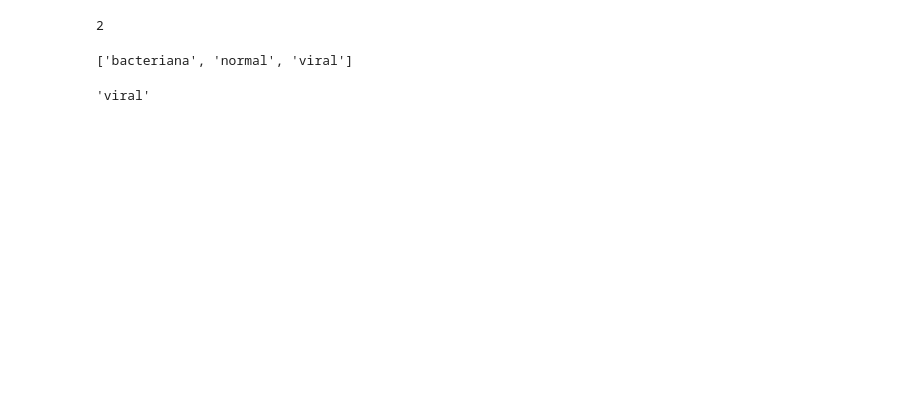
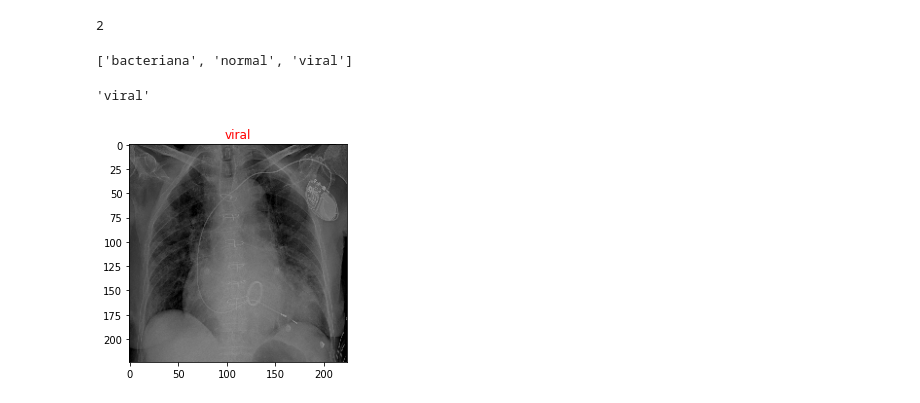
Before and after one commit to fabiomattes2016/ASMDIR, a Jupyter notebook: ASMDIR.ipynb, the cells around one changed output. Cells and saved outputs as stored; diff of their text form; code cells hidden in the pictures; blank space fills up the shorter version.

```diff
--- a/ASMDIR.ipynb
+++ b/ASMDIR.ipynb
@@ -397,3 +403,9 @@ prediction = list(train_generator.class_indices)[np.argmax(predictions[0])]
 prediction
 # %% [output]
 'viral'
+# %%
+img = tf.keras.preprocessing.image.load_img(r''+amostra, target_size=(224,224))
+plt.title(prediction, color='red')
+plt.imshow(img);
+# %% [output]
+[figure, added]
```
Also changed, not shown: parts of 22 cells of this notebook.
